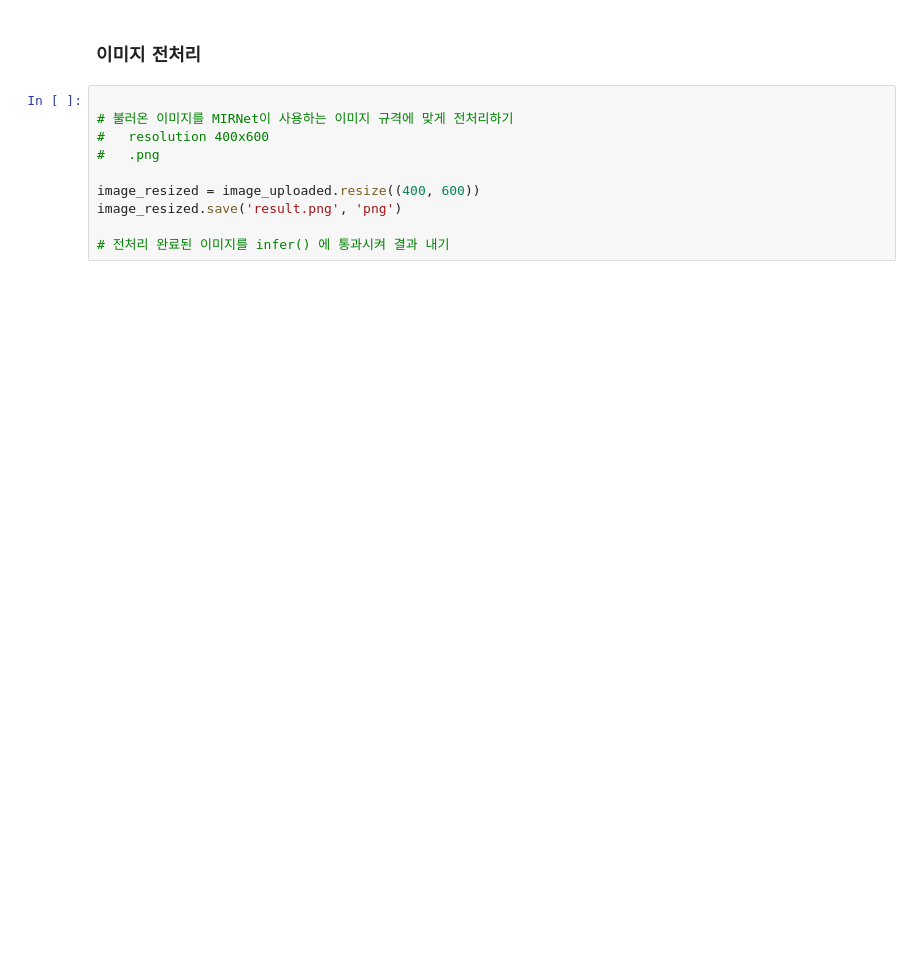
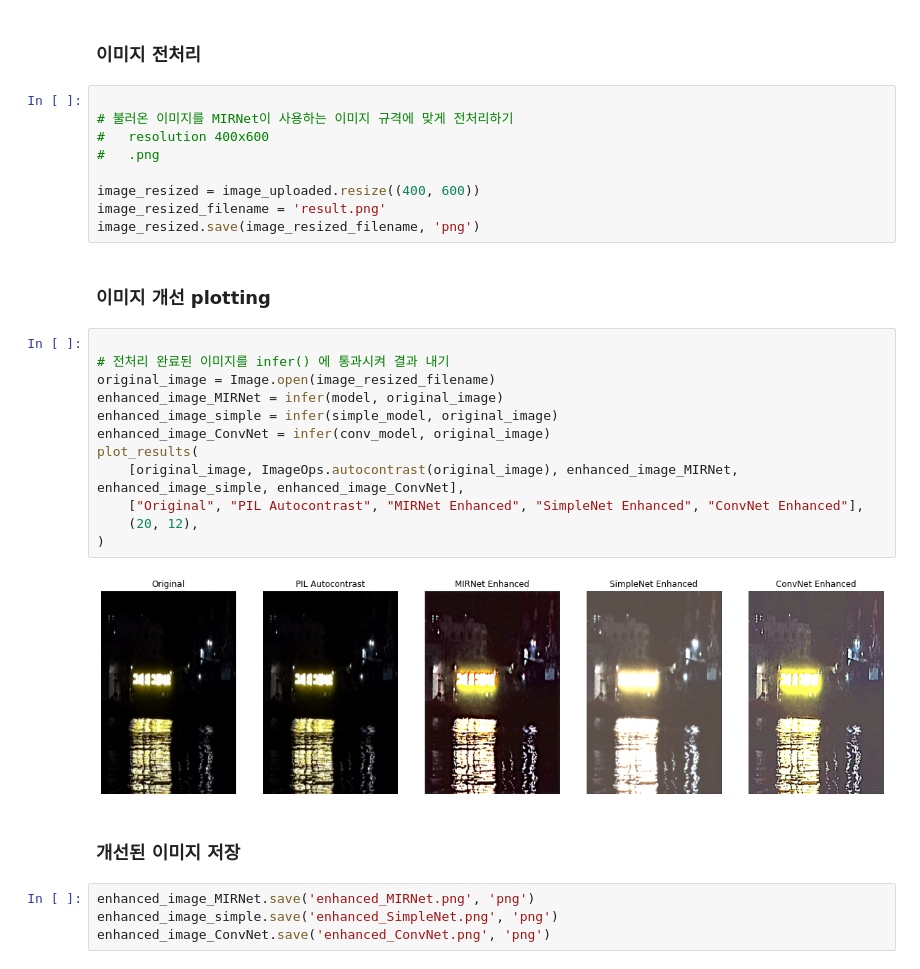
Before and after one commit to gibbs85/SW_EDU_WEEK_3_PROJECT, a Jupyter notebook: SW집중교육_3주차_프로젝트_2조.ipynb, the cells around one changed output. Drawn from its saved outputs; the diff is of its cells as text; blank space fills up the shorter version.

```diff
--- a/SW집중교육_3주차_프로젝트_2조.ipynb
+++ b/SW집중교육_3주차_프로젝트_2조.ipynb
@@ -708,6 +703,27 @@ Saving test_1.jpg to test_1.jpg
 #   .png
 
 image_resized = image_uploaded.resize((400, 600))
-image_resized.save('result.png', 'png')
-
-# 전처리 완료된 이미지를 infer() 에 통과시켜 결과 내기
+image_resized_filename = 'result.png'
+image_resized.save(image_resized_filename, 'png')
+# %% [markdown]
+### 이미지 개선 plotting
+# %%
+
+# 전처리 완료된 이미지를 infer() 에 통과시켜 결과 내기
+original_image = Image.open(image_resized_filename)
+enhanced_image_MIRNet = infer(model, original_image)
+enhanced_image_simple = infer(simple_model, original_image)
+enhanced_image_ConvNet = infer(conv_model, original_image)
+plot_results(
+    [original_image, ImageOps.autocontrast(original_image), enhanced_image_MIRNet, enhanced_image_simple, enhanced_image_ConvNet],
+    ["Original", "PIL Autocontrast", "MIRNet Enhanced", "SimpleNet Enhanced", "ConvNet Enhanced"],
+    (20, 12),
+)
+# %% [output]
+[figure, added]
+# %% [markdown]
+### 개선된 이미지 저장
+# %%
+enhanced_image_MIRNet.save('enhanced_MIRNet.png', 'png')
+enhanced_image_simple.save('enhanced_SimpleNet.png', 'png')
+enhanced_image_ConvNet.save('enhanced_ConvNet.png', 'png')
```
Also changed, not shown: parts of 9 cells of this notebook.
